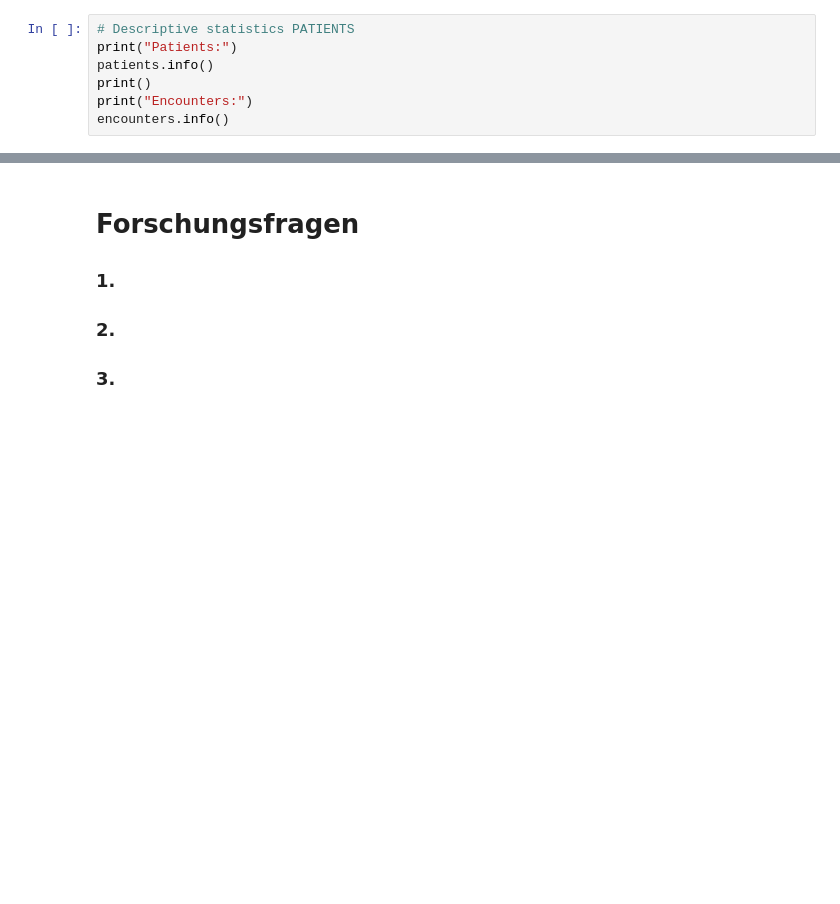
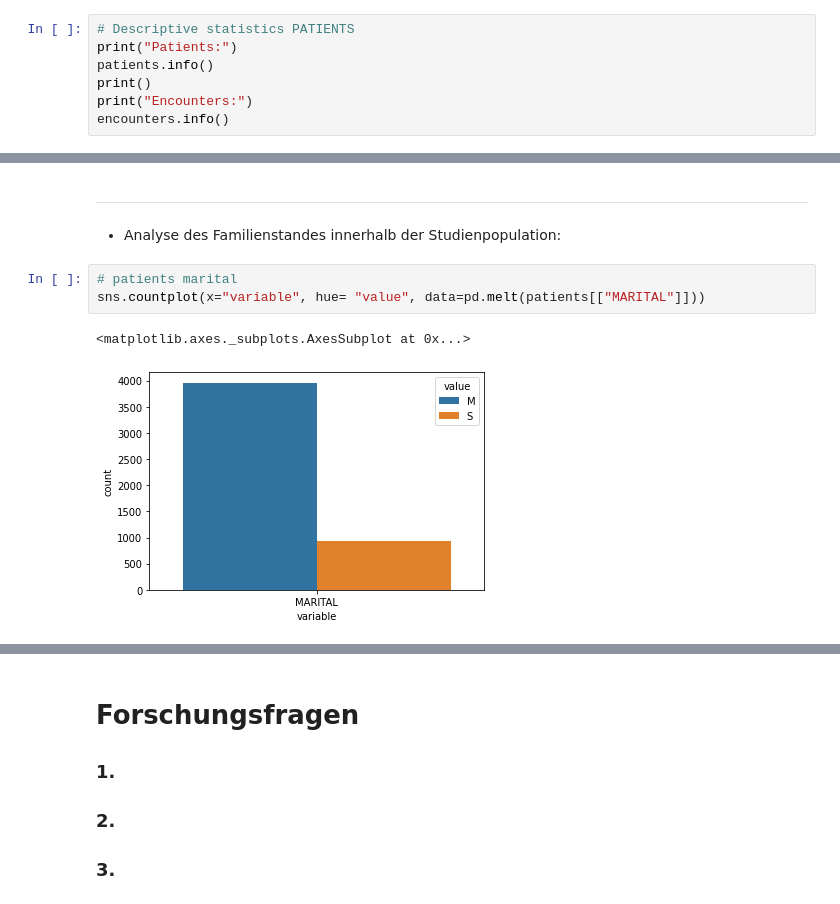
Before and after one commit to Fuenfgeld/ATeamDatenmanagementUndArchivierung, a Jupyter notebook: IMECOS_master.ipynb, the cells around one changed output, grey strips where cells are left out. Drawn from its saved outputs; the diff is of its cells as text; blank space fills up the shorter version.

Commit message:
überschriften bis deskriptive analysen

```diff
--- a/IMECOS_master.ipynb
+++ b/IMECOS_master.ipynb
@@ -115,0 +134,14 @@ encounters.info()
+# %% [markdown]
+
+
+---
+
+
+
+*   Analyse des Familienstandes innerhalb der Studienpopulation:
+# %%
+# patients marital
+sns.countplot(x="variable", hue= "value", data=pd.melt(patients[["MARITAL"]]))
+# %% [output]
+<matplotlib.axes._subplots.AxesSubplot at 0x...>
+[figure, added]
```
Also changed, not shown: parts of 7 cells of this notebook.
